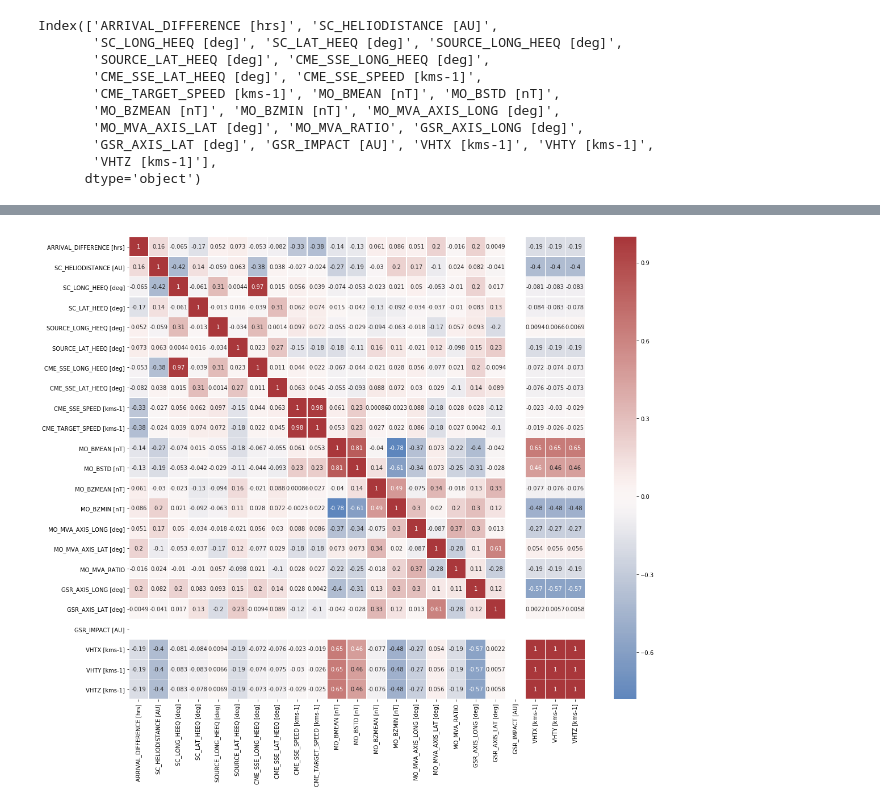
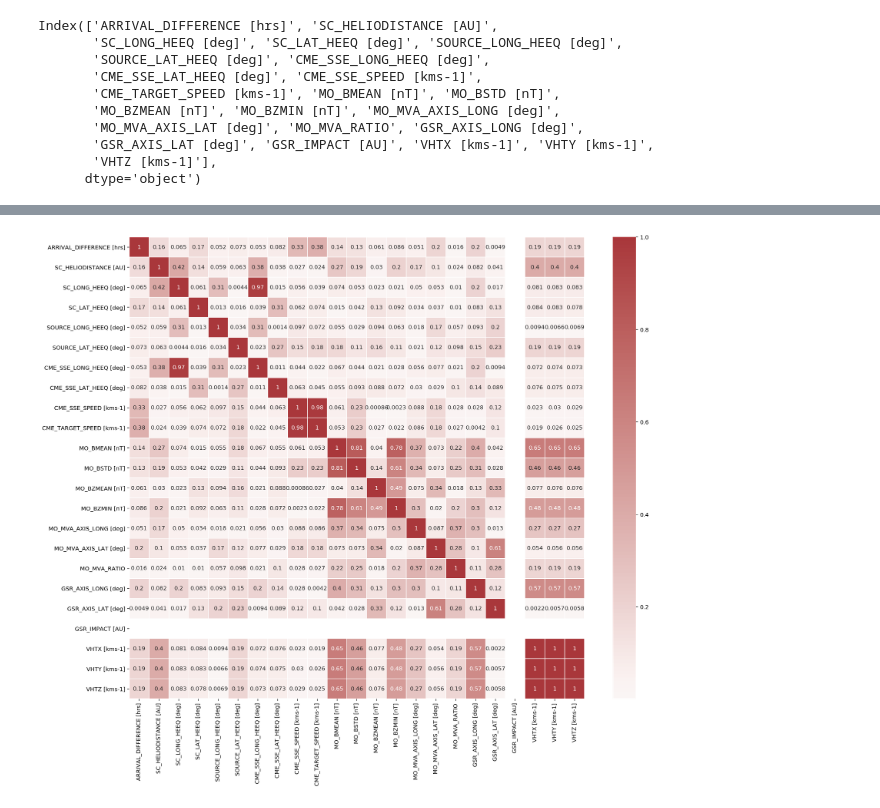
Before and after one commit to Atashnezhad/CME_forcast, a Jupyter notebook: Codes/P02_01_EDA.ipynb, the cells around one changed output, grey strips where cells are left out. Cells and saved outputs as stored; diff of their text form; code cells hidden in the pictures.

```diff
--- a/Codes/P02_01_EDA.ipynb
+++ b/Codes/P02_01_EDA.ipynb
@@ -191,16 +339,16 @@ No handles with labels found to put in legend.
 # %%
-sub_df_corr = sub_df.corr()
+sub_df_corr = sub_df.corr().abs()
 plt.figure(figsize=(18,15))
 
 sns.heatmap(sub_df_corr,
             xticklabels=sub_df_corr.columns,
             yticklabels=sub_df_corr.columns,
             cmap='vlag',
             annot=True,
             linewidth=0.5, center=0,
 #             vmin=-0.7, vmax=0.7
            )
 plt.savefig("../Figures/" + section_fig_main_title +"corr.png")
 plt.show()
 # %% [output]
-[figure, old version]
+[figure, new version]
```
Also changed, not shown: parts of 26 cells of this notebook, 2 other files.
